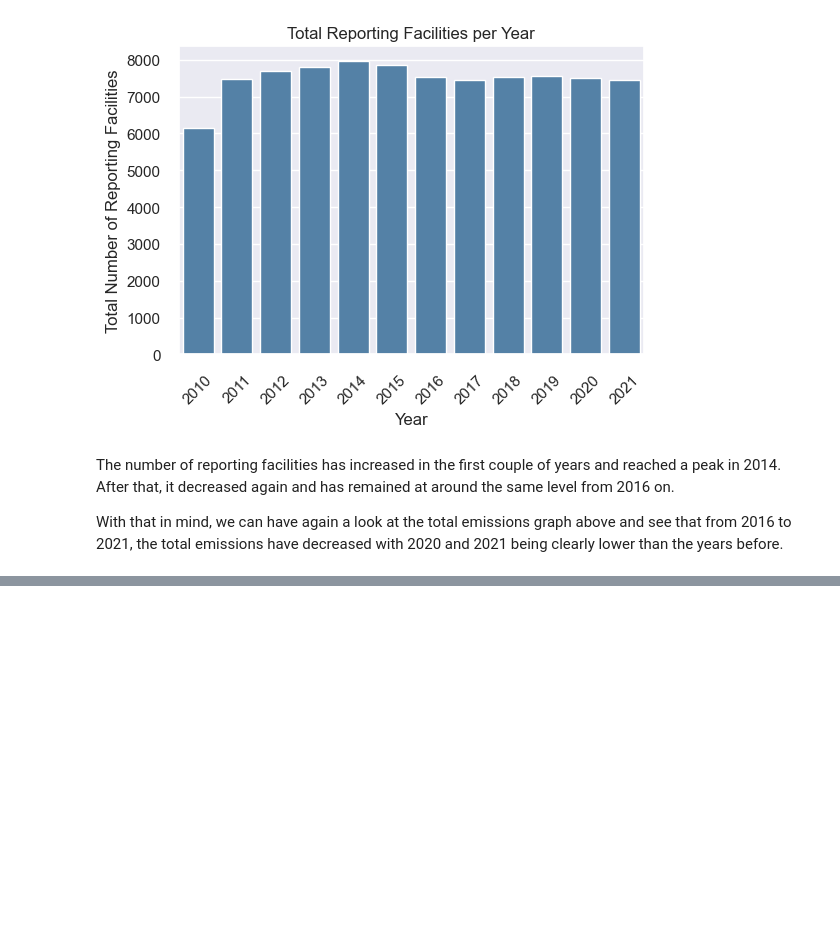
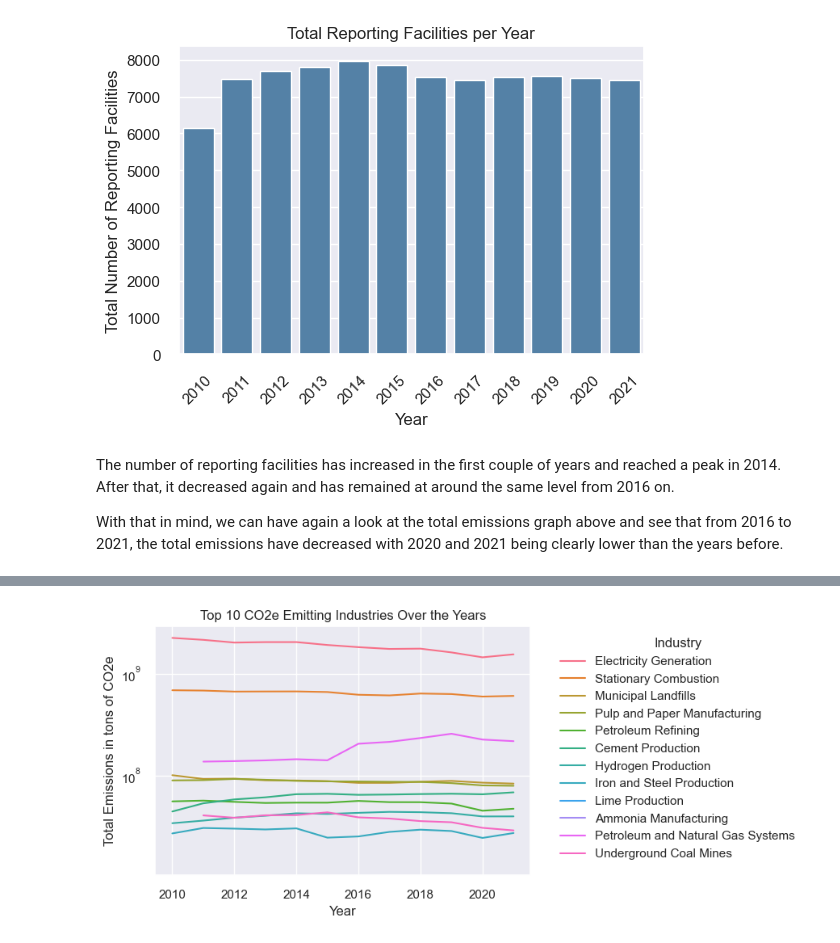
Before and after one commit to dzingariello/ghg-emissions-usa, a Jupyter notebook: ghg-emissions-analysis.ipynb, the cells around one changed output, grey strips where cells are left out. Cells and saved outputs as stored; diff of their text form; code cells hidden in the pictures; blank space fills up the shorter version.

```diff
--- a/ghg-emissions-analysis.ipynb
+++ b/ghg-emissions-analysis.ipynb
@@ -75,0 +98,18 @@ With that in mind, we can have again a look at the total emissions graph above a
+# %%
+# Grouping and aggregating by year and industry
+industry_emissions = emitters.groupby(["year", "subpart_category"])["co2e_emission"].sum().reset_index()
+
+# Find the top 10 industries for each year
+top_10_industries = industry_emissions.groupby("year").apply(lambda x: x.nlargest(10, "co2e_emission")).reset_index(drop=True)
+
+# Create a line plot to visualize the emissions of the top 10 industries over the years
+plt.figure(figsize=(6, 4))
+sns.lineplot(data=top_10_industries, x="year", y="co2e_emission", hue="subpart_category").set_yscale("log")
+plt.xlabel("Year")
+plt.ylabel("Total Emissions in tons of CO2e")
+plt.title("Top 10 CO2e Emitting Industries Over the Years")
+plt.legend(title="Industry", bbox_to_anchor=(1.05, 1), loc='upper left')
+
+plt.show()
+# %% [output]
+[figure, added]
```
Also changed, not shown: parts of 5 cells of this notebook.
